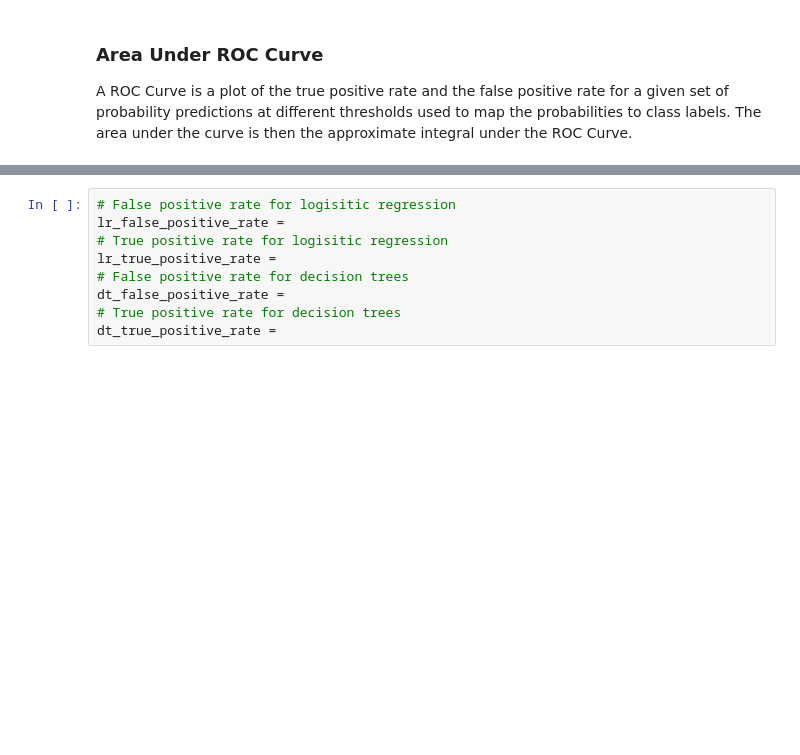
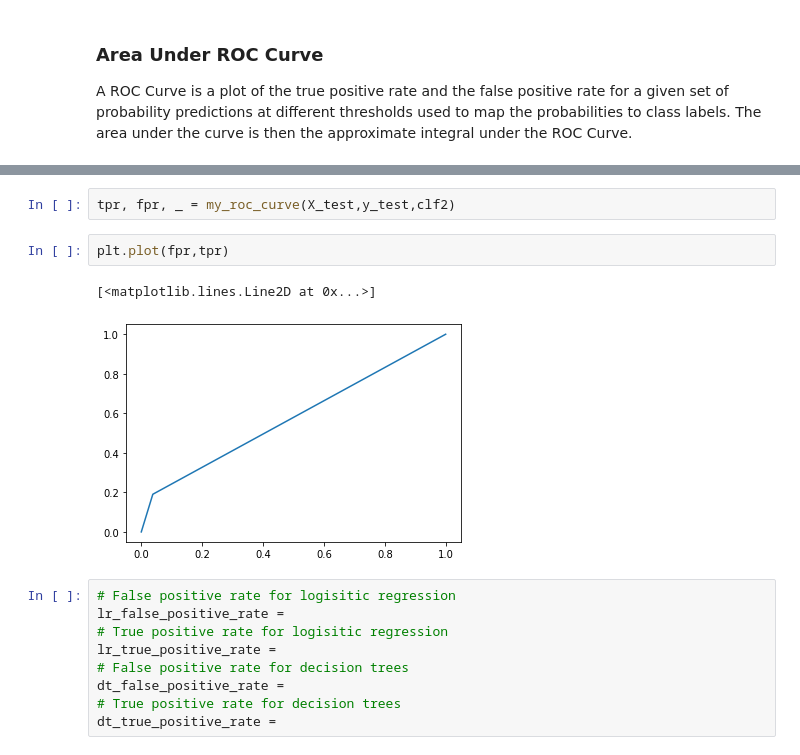
Before and after one commit to IIAnirudhII/AI-and-ML, a Jupyter notebook: AI-and-ML/Lab5/task_1_classification_metrics.ipynb, the cells around one changed output, grey strips where cells are left out. Drawn from its saved outputs; the diff is of its cells as text; blank space fills up the shorter version.

```diff
--- a/AI-and-ML/Lab5/task_1_classification_metrics.ipynb
+++ b/AI-and-ML/Lab5/task_1_classification_metrics.ipynb
@@ -302,3 +331,10 @@ A ROC Curve is a plot of the true positive rate and the false positive rate for
+# %%
+tpr, fpr, _ = my_roc_curve(X_test,y_test,clf2)
+# %%
+plt.plot(fpr,tpr)
+# %% [output]
+[<matplotlib.lines.Line2D at 0x...>]
+[figure, added]
 # %%
 # False positive rate for logisitic regression
 lr_false_positive_rate =
```
Also changed, not shown: parts of 7 cells of this notebook.
